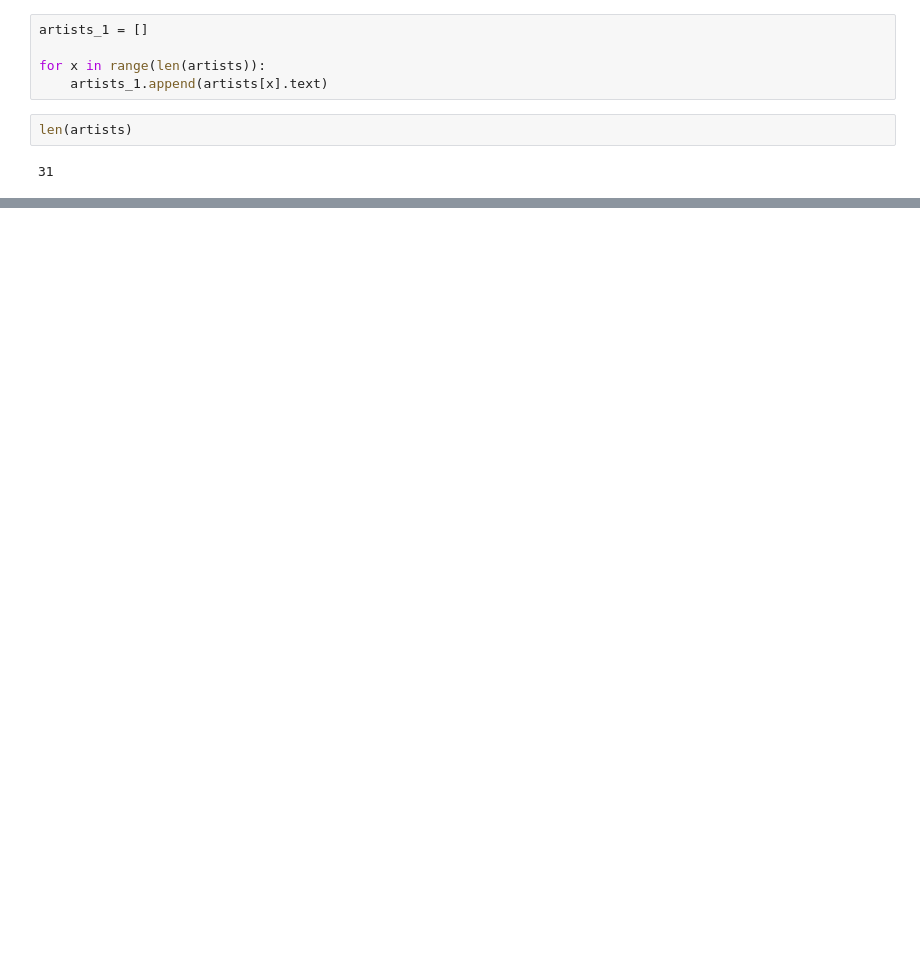
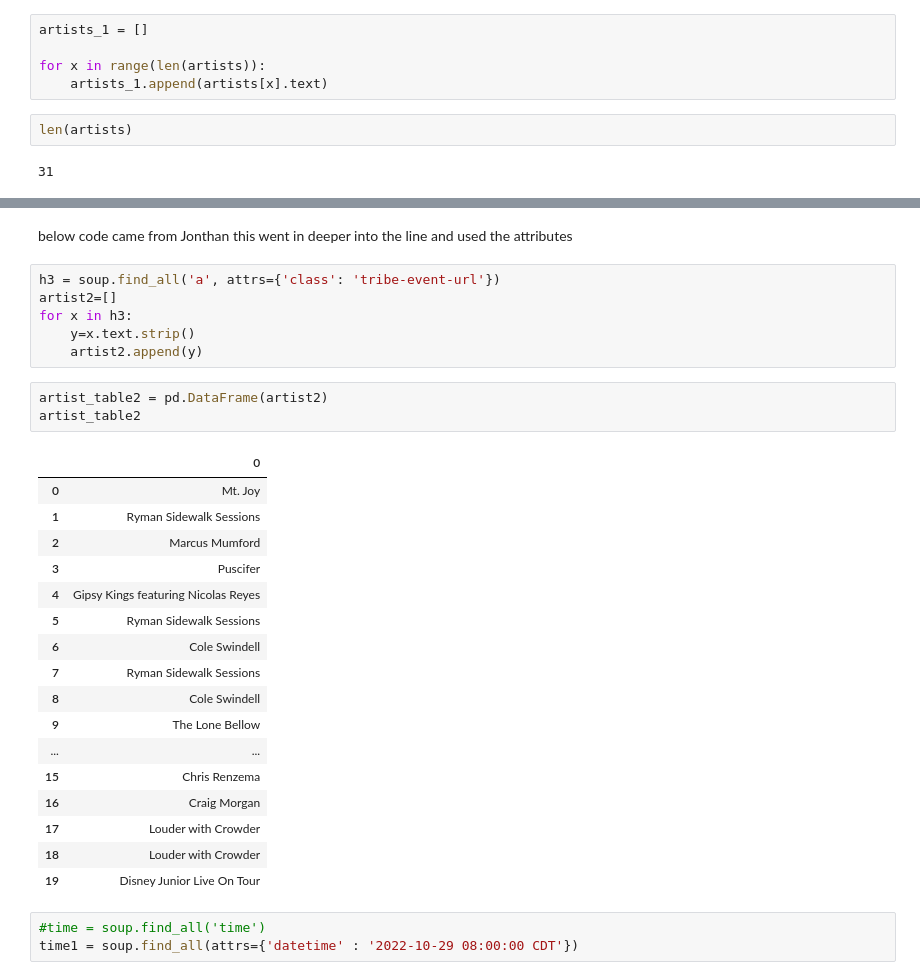
Before and after one commit to NSS-Data-Analytics-Cohort-7/web-scraping-ryman-csider0317, a Jupyter notebook: notebooks/Ryman_Webscrape.ipynb, the cells around one changed output, grey strips where cells are left out. Cells and saved outputs as stored; diff of their text form; blank space fills up the shorter version.

```diff
--- a/notebooks/Ryman_Webscrape.ipynb
+++ b/notebooks/Ryman_Webscrape.ipynb
@@ -81,0 +62,32 @@ print(artists_1)
+# %% [markdown]
+below code came from Jonthan  this went in deeper into the line and used the attributes
+# %%
+h3 = soup.find_all('a', attrs={'class': 'tribe-event-url'})
+artist2=[]
+for x in h3:
+    y=x.text.strip()
+    artist2.append(y)
+# %%
+artist_table2 = pd.DataFrame(artist2)
+artist_table2
+# %% [output]
+|  | 0 |
+| 0 | Mt. Joy |
+| 1 | Ryman Sidewalk Sessions |
+| 2 | Marcus Mumford |
+| 3 | Puscifer |
+| 4 | Gipsy Kings featuring Nicolas Reyes |
+| 5 | Ryman Sidewalk Sessions |
+| 6 | Cole Swindell |
+| 7 | Ryman Sidewalk Sessions |
+| 8 | Cole Swindell |
+| 9 | The Lone Bellow |
+| ... | ... |
+| 15 | Chris Renzema |
+| 16 | Craig Morgan |
+| 17 | Louder with Crowder |
+| 18 | Louder with Crowder |
+| 19 | Disney Junior Live On Tour |
+# %%
+#time = soup.find_all('time')
+time1 = soup.find_all(attrs={'datetime' : '2022-10-29 08:00:00 CDT'})
```
Also changed, not shown: parts of 12 cells of this notebook.
